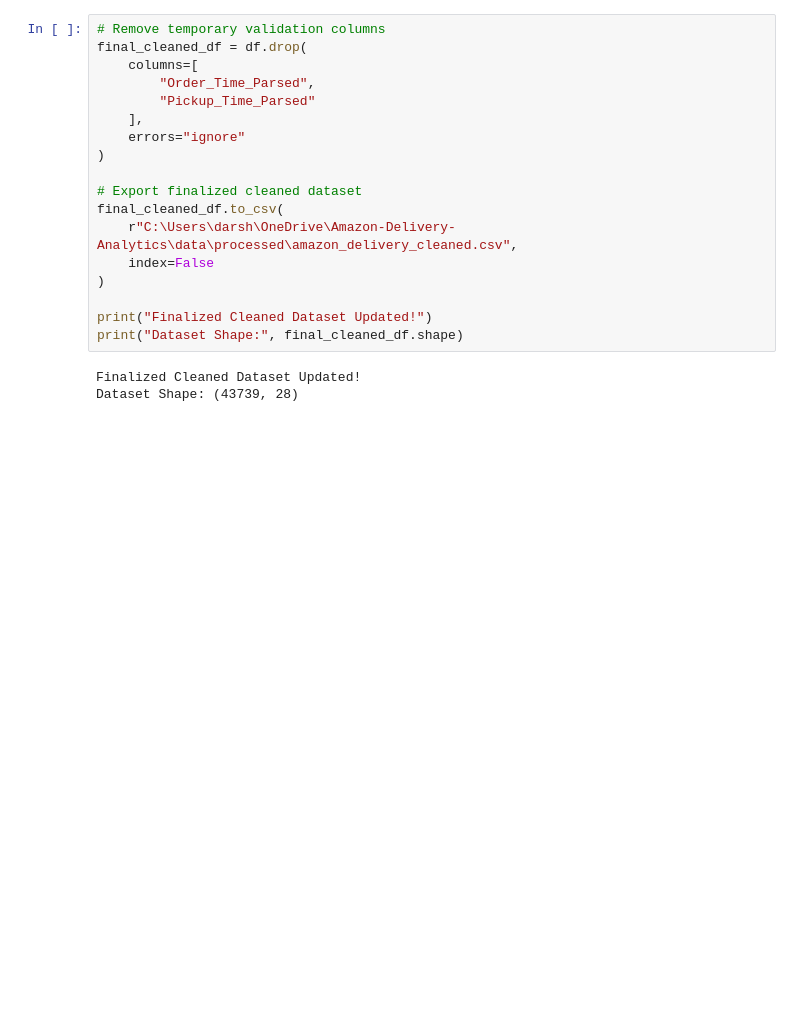
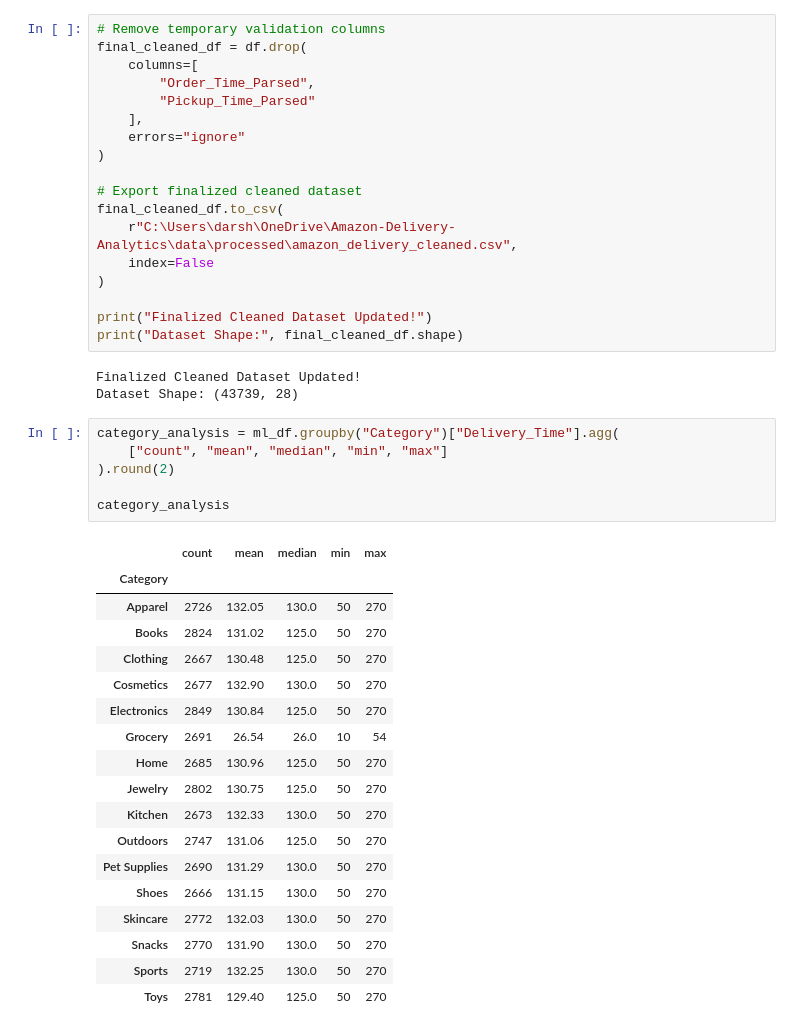
Before and after one commit to Darshanpatil90/Amazon-Delivery-Analytics, a Jupyter notebook: notebooks/Amazon_Delivery_ML_Preprocessing.ipynb, the cells around one changed output. Cells and saved outputs as stored; diff of their text form; blank space fills up the shorter version.

Commit message:
Add category-wise delivery time analysis

```diff
--- a/notebooks/Amazon_Delivery_ML_Preprocessing.ipynb
+++ b/notebooks/Amazon_Delivery_ML_Preprocessing.ipynb
@@ -1742,3 +1753,28 @@ print("Dataset Shape:", final_cleaned_df.shape)
 # %% [output]
 Finalized Cleaned Dataset Updated!
 Dataset Shape: (43739, 28)
+# %%
+category_analysis = ml_df.groupby("Category")["Delivery_Time"].agg(
+    ["count", "mean", "median", "min", "max"]
+).round(2)
+
+category_analysis
+# %% [output]
+|  | count | mean | median | min | max |
+| Category |  |  |  |  |  |
+| Apparel | 2726 | 132.05 | 130.0 | 50 | 270 |
+| Books | 2824 | 131.02 | 125.0 | 50 | 270 |
+| Clothing | 2667 | 130.48 | 125.0 | 50 | 270 |
+| Cosmetics | 2677 | 132.90 | 130.0 | 50 | 270 |
+| Electronics | 2849 | 130.84 | 125.0 | 50 | 270 |
+| Grocery | 2691 | 26.54 | 26.0 | 10 | 54 |
+| Home | 2685 | 130.96 | 125.0 | 50 | 270 |
+| Jewelry | 2802 | 130.75 | 125.0 | 50 | 270 |
+| Kitchen | 2673 | 132.33 | 130.0 | 50 | 270 |
+| Outdoors | 2747 | 131.06 | 125.0 | 50 | 270 |
+| Pet Supplies | 2690 | 131.29 | 130.0 | 50 | 270 |
+| Shoes | 2666 | 131.15 | 130.0 | 50 | 270 |
+| Skincare | 2772 | 132.03 | 130.0 | 50 | 270 |
+| Snacks | 2770 | 131.90 | 130.0 | 50 | 270 |
+| Sports | 2719 | 132.25 | 130.0 | 50 | 270 |
+| Toys | 2781 | 129.40 | 125.0 | 50 | 270 |
```
Also changed, not shown: parts of 5 cells of this notebook, 1 other file.
